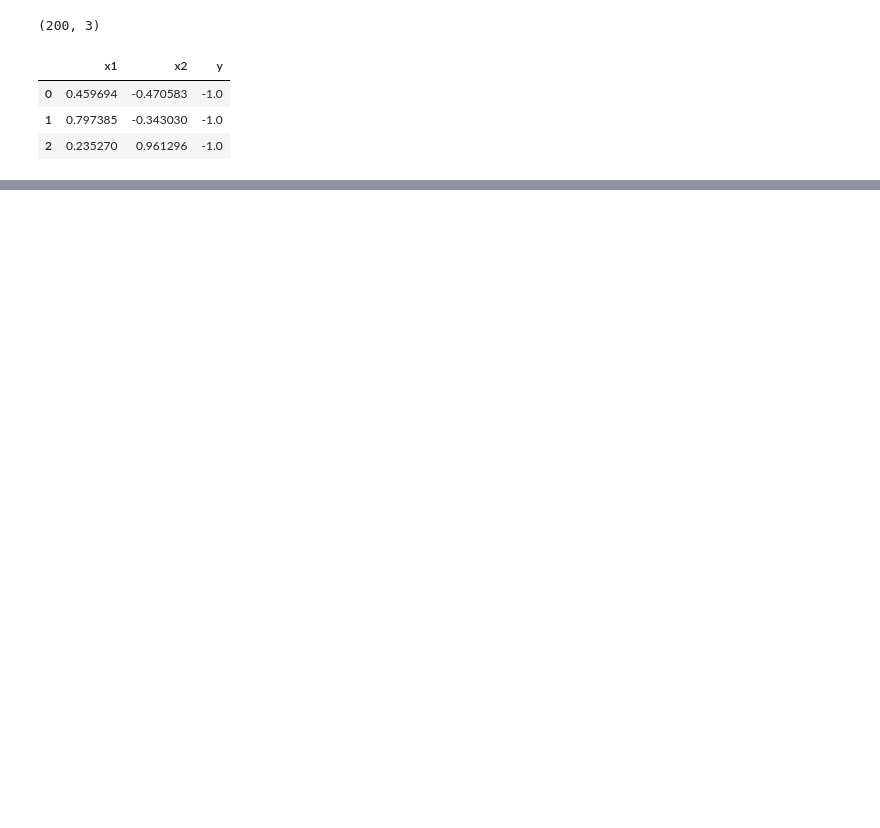
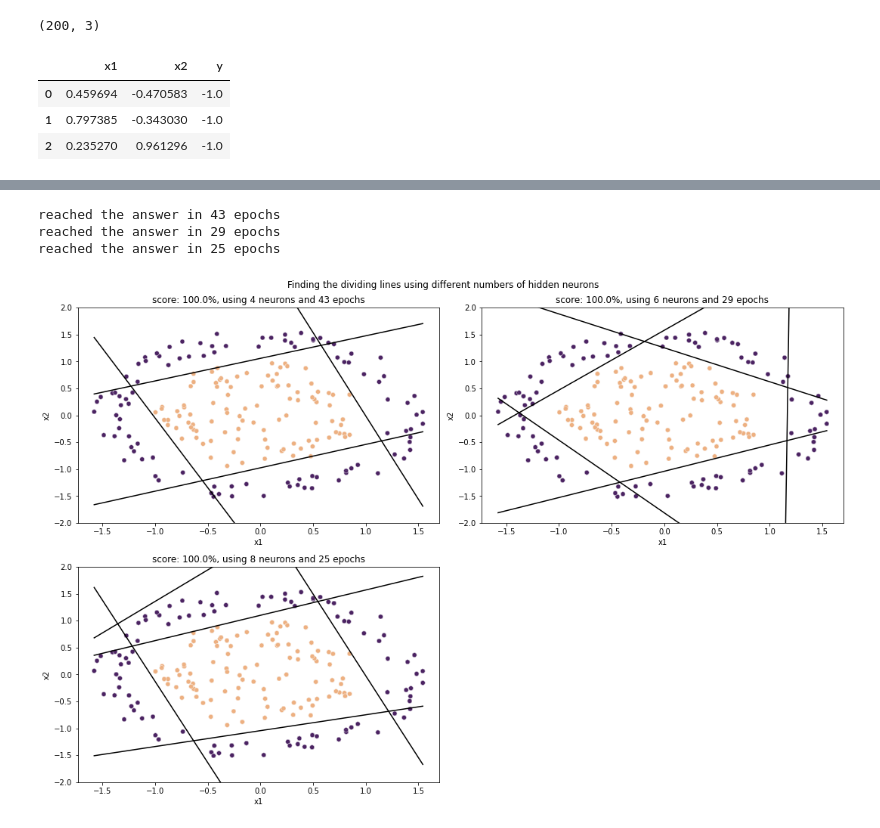
Before and after one commit to zhpinkman/perceptron-adaline, a Jupyter notebook: madaline.ipynb, the cells around one changed output, grey strips where cells are left out. Saved outputs shown, nothing was run; the diff lists cells and outputs as text; code cells hidden in the pictures; blank space fills up the shorter version.

```diff
--- a/madaline.ipynb
+++ b/madaline.ipynb
@@ -143,6 +153,6 @@ draw_lines(W, B, df, score)
 # %%
 n_neurons = 8
 
-W, B, score, y = train_perceptron(X_train, y_train, max_epochs, n_neurons)
+W, B, score, y, _ = train_perceptron(X_train, y_train, max_epochs, n_neurons)
 draw_lines(W, B, df, score)
 # %% [output]
@@ -149,0 +161,16 @@ draw_lines(W, B, df, score)
+# %%
+plt.figure(figsize=(15, 10))
+
+for k, n_neurons in enumerate([4, 6, 8]):
+    ax = plt.subplot(2, 2, k + 1)
+    W, B, score, y, epochs = train_perceptron(X_train, y_train, max_epochs, n_neurons)
+    draw_lines(W, B, df, score, ax)
+    ax.set_title('score: {}%, using {} neurons and {} epochs'.format(score*100, n_neurons, epochs))
+
+plt.suptitle('Finding the dividing lines using different numbers of hidden neurons')
+plt.tight_layout()
+# %% [output]
+reached the answer in 43 epochs
+reached the answer in 29 epochs
+reached the answer in 25 epochs
+[figure, added]
```
Also changed, not shown: parts of 12 cells of this notebook, 2 other files.
